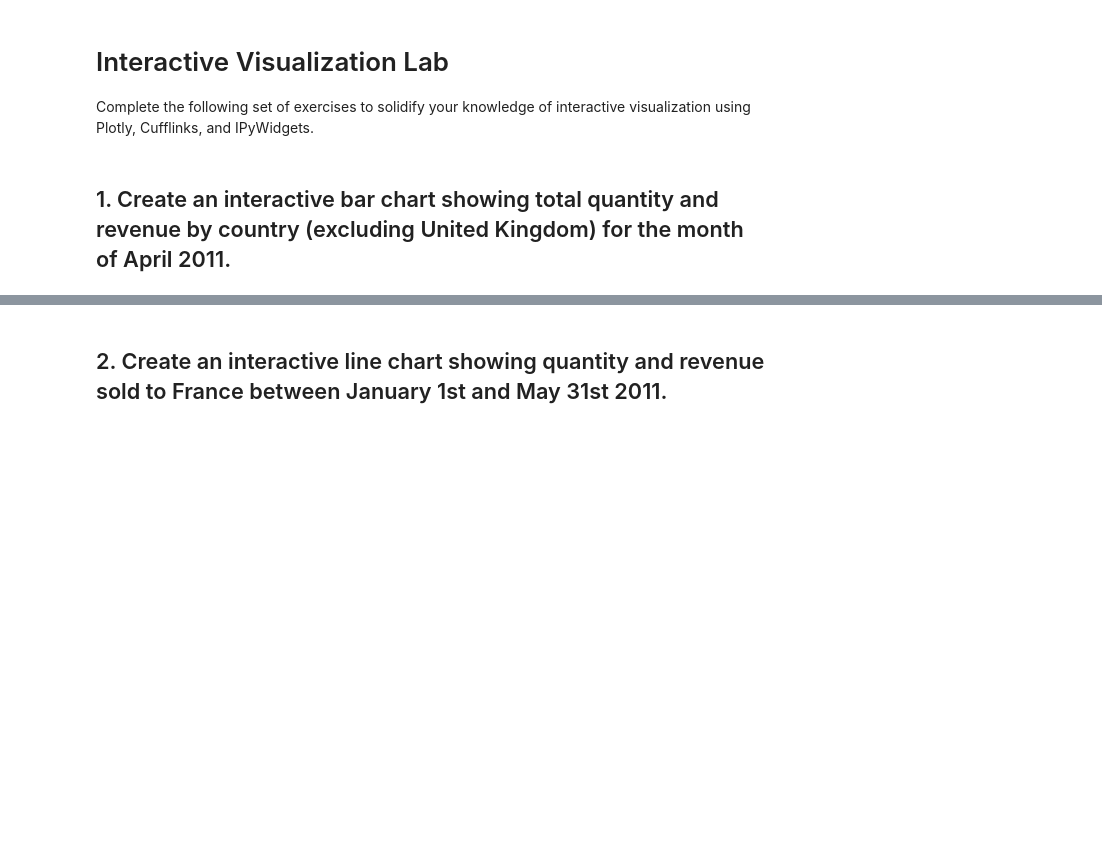
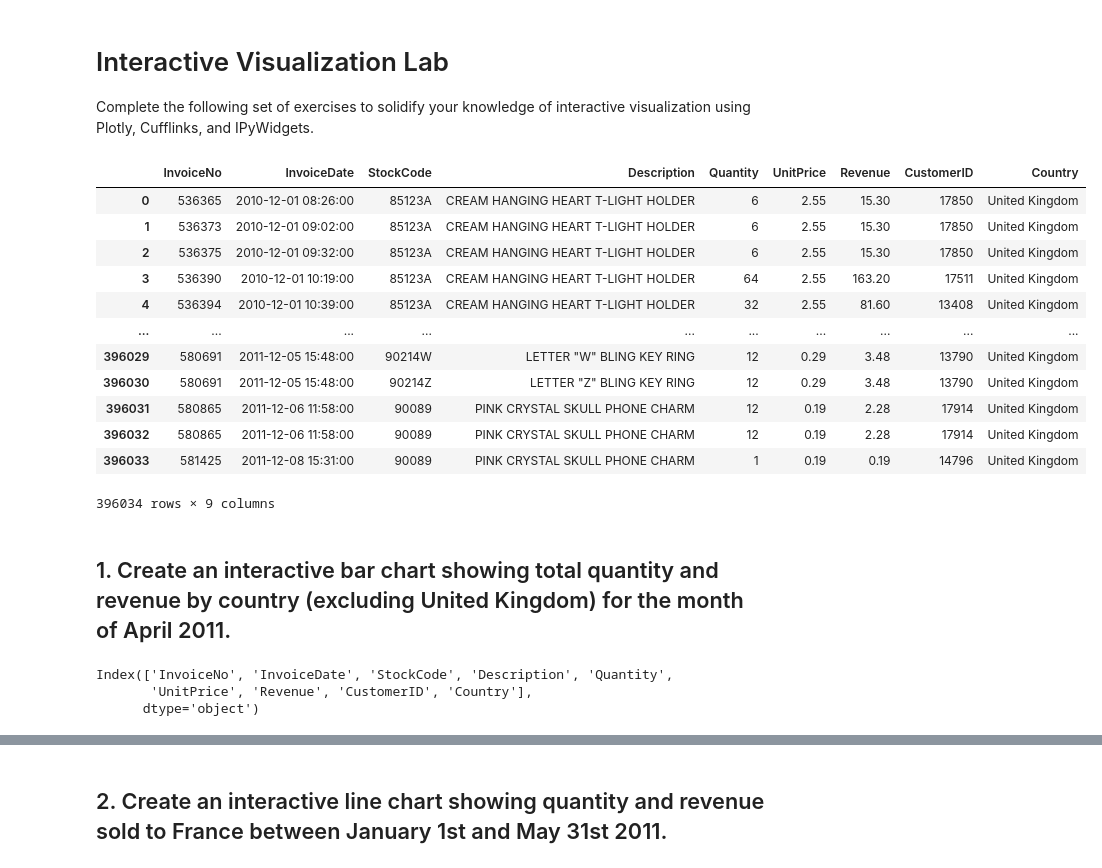
Before and after one commit to Ironhack-Data-Madrid-Octubre-2023/5.2-lab_interactive_visualization, a Jupyter notebook: your-code/main.ipynb, the cells around one changed output, grey strips where cells are left out. Cells and saved outputs as stored; diff of their text form; code cells hidden in the pictures; blank space fills up the shorter version.

Commit message:
ejercicio resuelto

```diff
--- a/your-code/main.ipynb
+++ b/your-code/main.ipynb
@@ -11,3 +16,27 @@ from ipywidgets import interact
 cf.go_offline()
+# %%
+retail = pd.read_excel('/Users/davidledo/Desktop/Ejercicios/Semana_5/5.2-lab_interactive_visualization/data/Online Retail.xlsx')
+# %%
+retail
+# %% [output]
+|  | InvoiceNo | InvoiceDate | StockCode | Description | Quantity | UnitPrice | Revenue | CustomerID | Country |
+| 0 | 536365 | 2010-12-01 08:26:00 | 85123A | CREAM HANGING HEART T-LIGHT HOLDER | 6 | 2.55 | 15.30 | 17850 | United Kingdom |
+| 1 | 536373 | 2010-12-01 09:02:00 | 85123A | CREAM HANGING HEART T-LIGHT HOLDER | 6 | 2.55 | 15.30 | 17850 | United Kingdom |
+| 2 | 536375 | 2010-12-01 09:32:00 | 85123A | CREAM HANGING HEART T-LIGHT HOLDER | 6 | 2.55 | 15.30 | 17850 | United Kingdom |
+| 3 | 536390 | 2010-12-01 10:19:00 | 85123A | CREAM HANGING HEART T-LIGHT HOLDER | 64 | 2.55 | 163.20 | 17511 | United Kingdom |
+| 4 | 536394 | 2010-12-01 10:39:00 | 85123A | CREAM HANGING HEART T-LIGHT HOLDER | 32 | 2.55 | 81.60 | 13408 | United Kingdom |
+| ... | ... | ... | ... | ... | ... | ... | ... | ... | ... |
+| 396029 | 580691 | 2011-12-05 15:48:00 | 90214W | LETTER "W" BLING KEY RING | 12 | 0.29 | 3.48 | 13790 | United Kingdom |
+| 396030 | 580691 | 2011-12-05 15:48:00 | 90214Z | LETTER "Z" BLING KEY RING | 12 | 0.29 | 3.48 | 13790 | United Kingdom |
+| 396031 | 580865 | 2011-12-06 11:58:00 | 90089 | PINK CRYSTAL SKULL PHONE CHARM | 12 | 0.19 | 2.28 | 17914 | United Kingdom |
+| 396032 | 580865 | 2011-12-06 11:58:00 | 90089 | PINK CRYSTAL SKULL PHONE CHARM | 12 | 0.19 | 2.28 | 17914 | United Kingdom |
+| 396033 | 581425 | 2011-12-08 15:31:00 | 90089 | PINK CRYSTAL SKULL PHONE CHARM | 1 | 0.19 | 0.19 | 14796 | United Kingdom |
+396034 rows × 9 columns
 # %% [markdown]
 ## 1. Create an interactive bar chart showing total quantity and revenue by country (excluding United Kingdom) for the month of April 2011.
+# %%
+retail.columns
+# %% [output]
+Index(['InvoiceNo', 'InvoiceDate', 'StockCode', 'Description', 'Quantity',
+       'UnitPrice', 'Revenue', 'CustomerID', 'Country'],
+      dtype='object')
```
Also changed, not shown: parts of 10 cells of this notebook.
